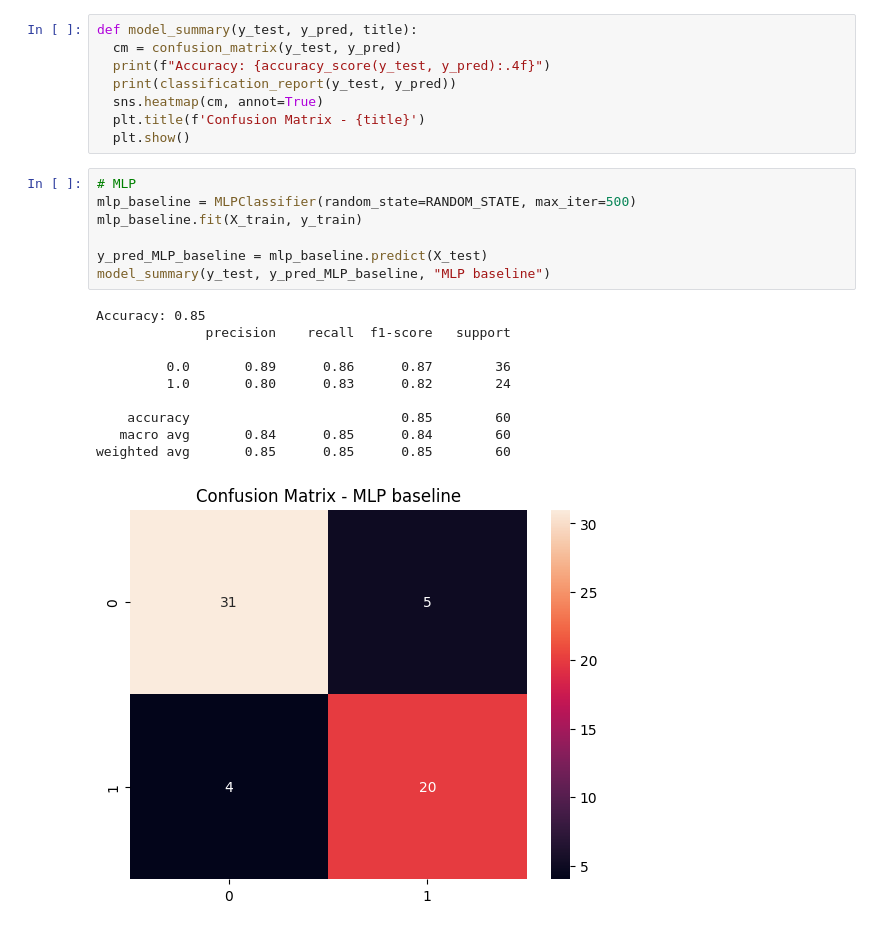
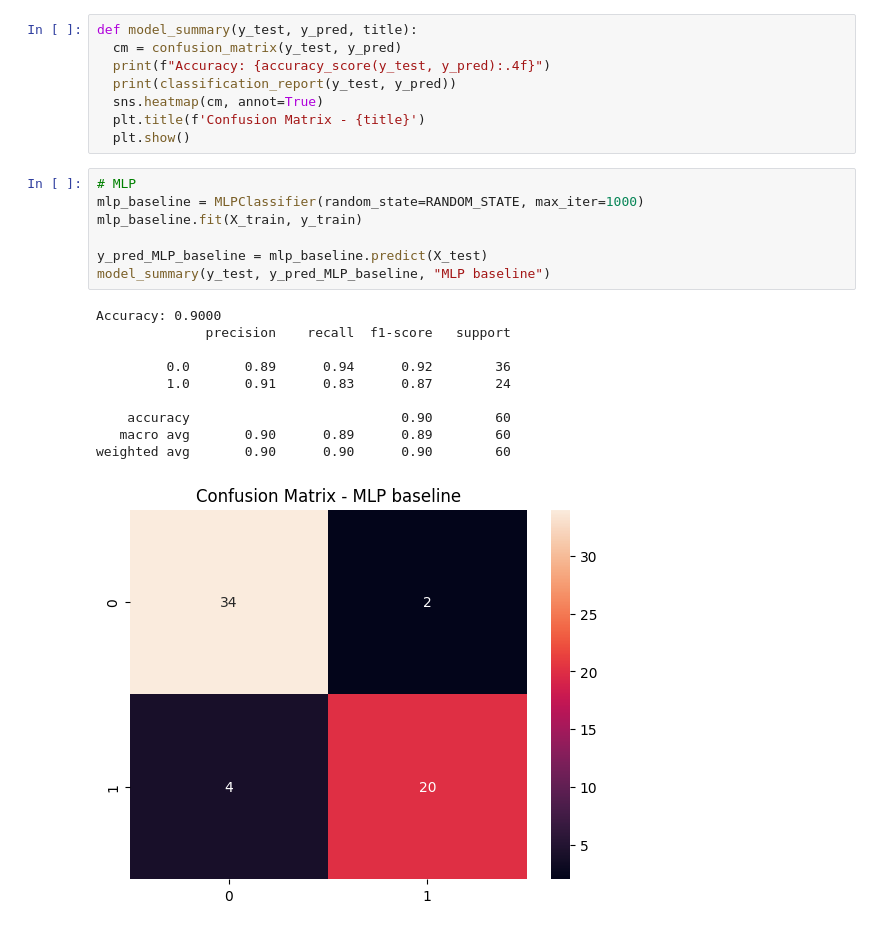
Before and after one commit to PogchampMuffin3/heart-disease-classification, a Jupyter notebook: heart_disease_classification.ipynb, the cells around one changed output. Cells and saved outputs as stored; diff of their text form.

```diff
--- a/heart_disease_classification.ipynb
+++ b/heart_disease_classification.ipynb
@@ -144,22 +145,22 @@ def model_summary(y_test, y_pred, title):
   plt.show()
 # %%
 # MLP
-mlp_baseline = MLPClassifier(random_state=RANDOM_STATE, max_iter=500)
+mlp_baseline = MLPClassifier(random_state=RANDOM_STATE, max_iter=1000)
 mlp_baseline.fit(X_train, y_train)
 
 y_pred_MLP_baseline = mlp_baseline.predict(X_test)
 model_summary(y_test, y_pred_MLP_baseline, "MLP baseline")
 # %% [output]
-Accuracy: 0.85
+Accuracy: 0.9000
               precision    recall  f1-score   support
 
-         0.0       0.89      0.86      0.87        36
-         1.0       0.80      0.83      0.82        24
+         0.0       0.89      0.94      0.92        36
+         1.0       0.91      0.83      0.87        24
 
-    accuracy                           0.85        60
-   macro avg       0.84      0.85      0.84        60
-weighted avg       0.85      0.85      0.85        60
+    accuracy                           0.90        60
+   macro avg       0.90      0.89      0.89        60
+weighted avg       0.90      0.90      0.90        60
-[figure, old version]
+[figure, new version]
 # %%
 param_grid_mlp = {
     'hidden_layer_sizes': [(50,), (100,), (200,), (50, 50), (100, 50), (100, 100)],
```
Also changed, not shown: parts of 3 cells of this notebook.
